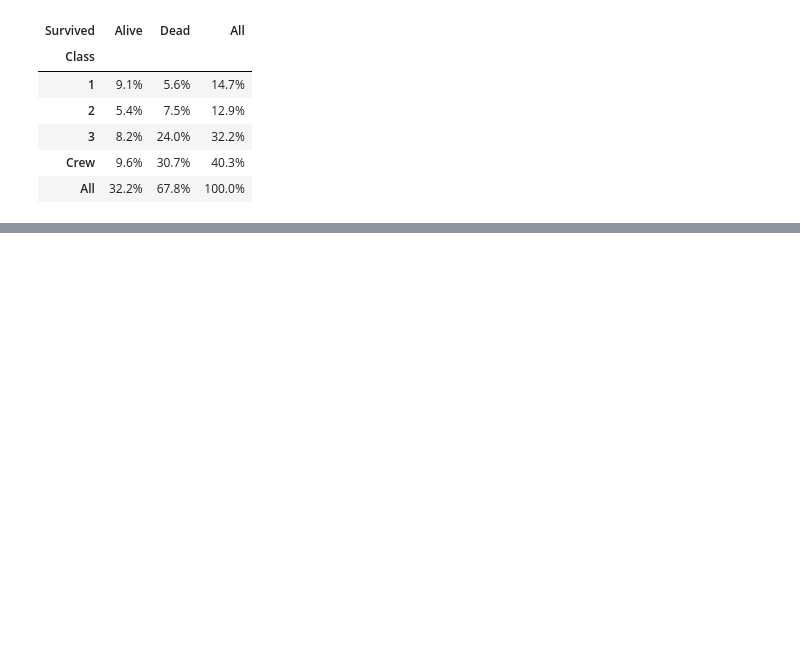
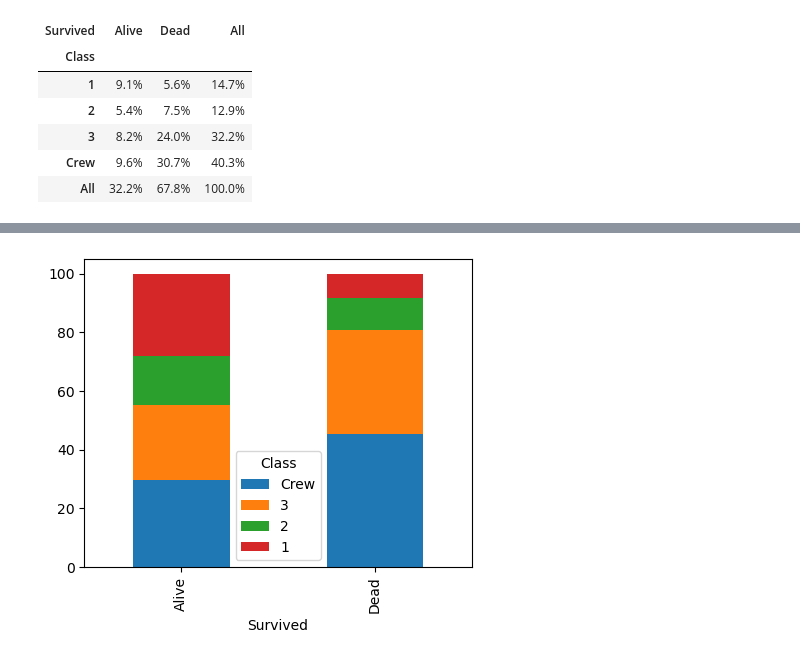
Before and after one commit to StephenDSNYC/IS5, a Jupyter notebook: code/ch03/ch03titanic.ipynb, the cells around one changed output, grey strips where cells are left out. Cells and saved outputs as stored; diff of their text form; code cells hidden in the pictures; blank space fills up the shorter version.

```diff
--- a/code/ch03/ch03titanic.ipynb
+++ b/code/ch03/ch03titanic.ipynb
@@ -64,0 +79,6 @@ pd.crosstab(index=titanic.Class, columns=titanic.Survived,
+# %%
+pd.crosstab(index=titanic.Class, columns=titanic.Survived, normalize='columns'
+           ).sort_index(ascending=False).T.mul(100).plot(kind='bar', stacked=True,
+                                                         figsize=(5,4));  # stacked bar plot
+# %% [output]
+[figure, added]
```
Also changed, not shown: parts of 4 cells of this notebook, 10 other files.
